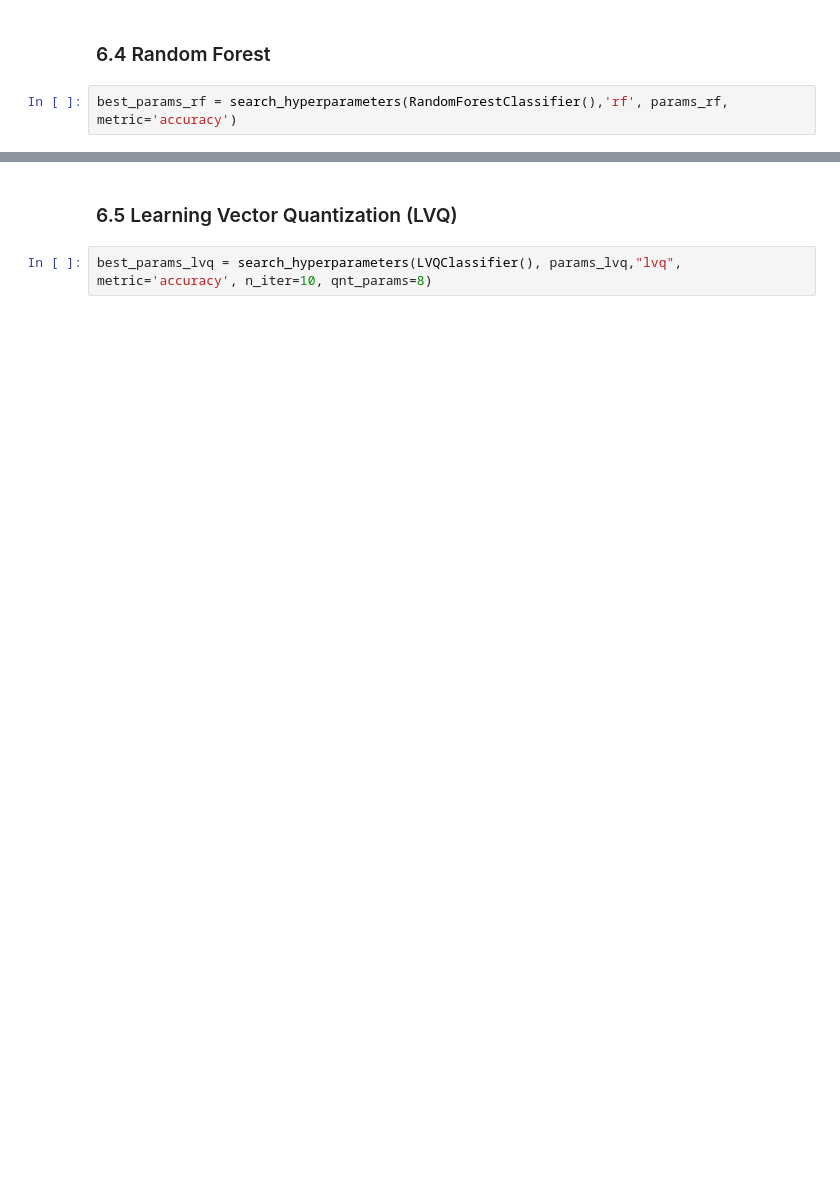
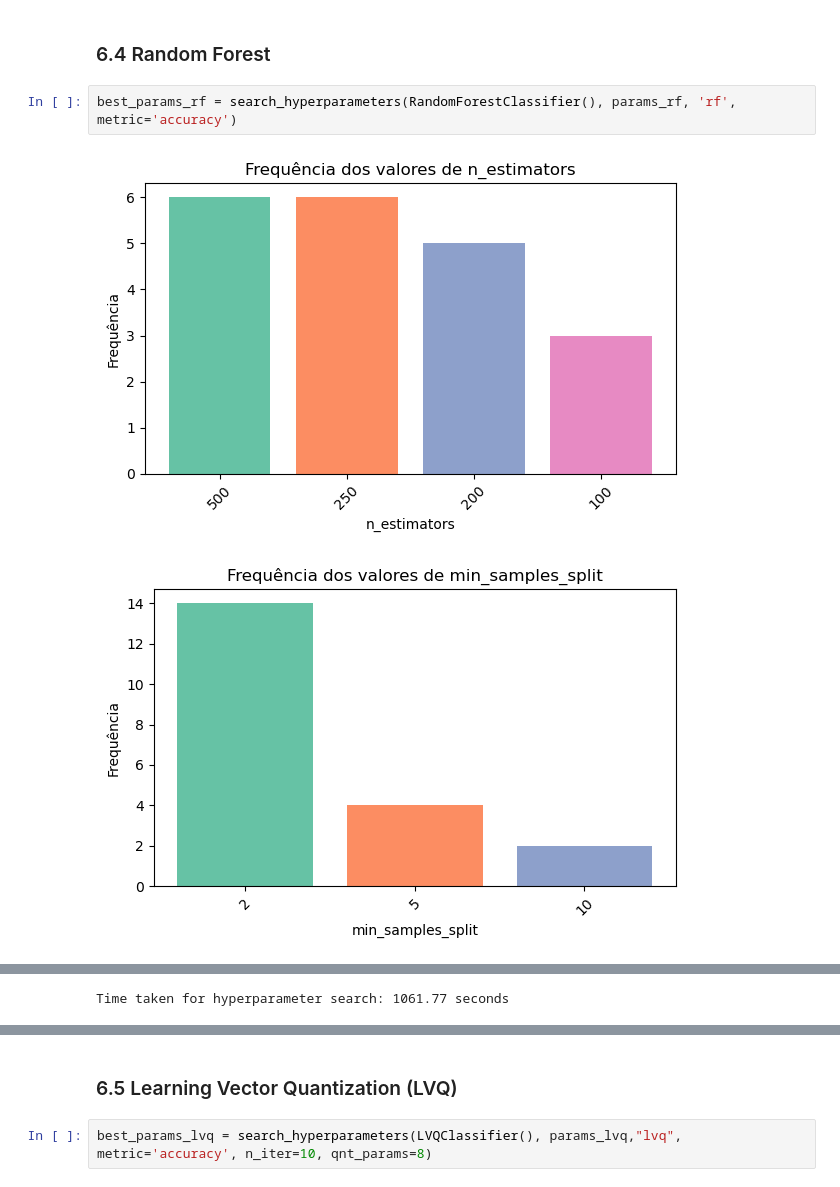
Before and after one commit to rubdelima/CRISP-DM-SVHN, a Jupyter notebook: 3 - Preparação de Dados e Busca de Hiperparâmetros (parte 1).ipynb, the cells around one changed output, grey strips where cells are left out. Cells and saved outputs as stored; diff of their text form; blank space fills up the shorter version.

```diff
--- a/3 - Preparação de Dados e Busca de Hiperparâmetros (parte 1).ipynb
+++ b/3 - Preparação de Dados e Busca de Hiperparâmetros (parte 1).ipynb
@@ -428,4 +541,7 @@ results_svm = evaluate_and_plot(best_param_svm, SVC, metric='accuracy', model_na
 # %% [markdown]
 ### 6.4 Random Forest
 # %%
-best_params_rf = search_hyperparameters(RandomForestClassifier(),'rf', params_rf, metric='accuracy')
+best_params_rf = search_hyperparameters(RandomForestClassifier(), params_rf, 'rf', metric='accuracy')
+# %% [output]
+[figure, added]
+[figure, added]
@@ -432,2 +552,3 @@ best_params_rf = search_hyperparameters(RandomForestClassifier(),'rf', params_rf
+Time taken for hyperparameter search: 1061.77 seconds
 # %%
 best_param_rf = cross_val_stability_analysis(RandomForestClassifier, best_params_rf, metric='accuracy')
```
Also changed, not shown: parts of 25 cells of this notebook, 7 other files.
